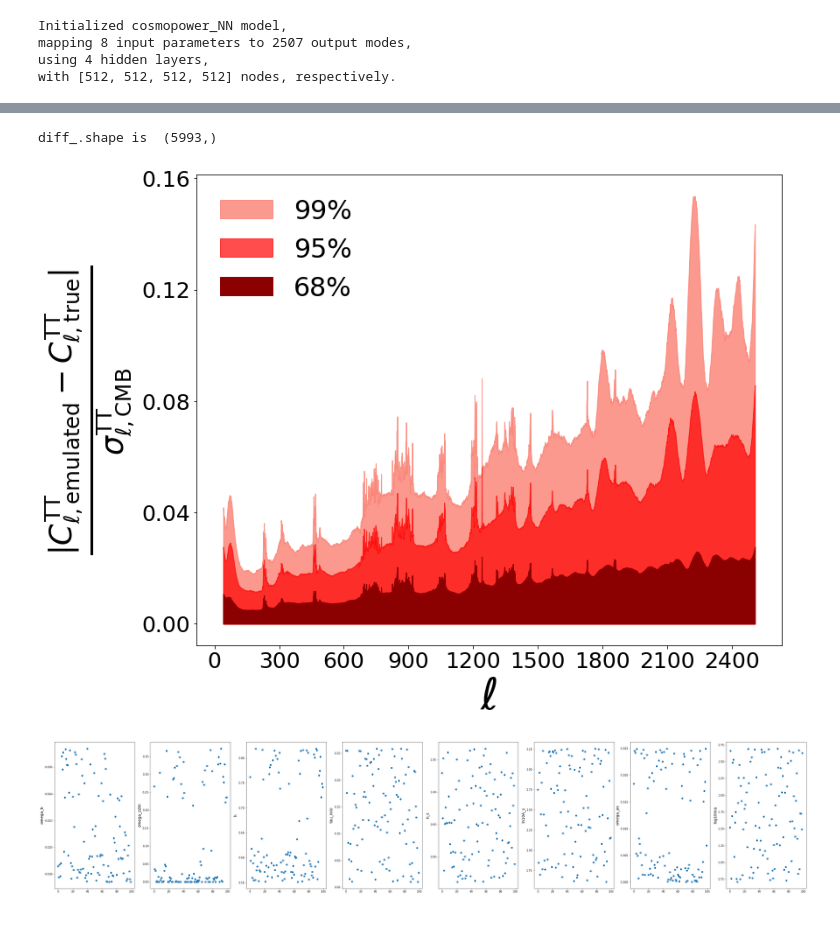
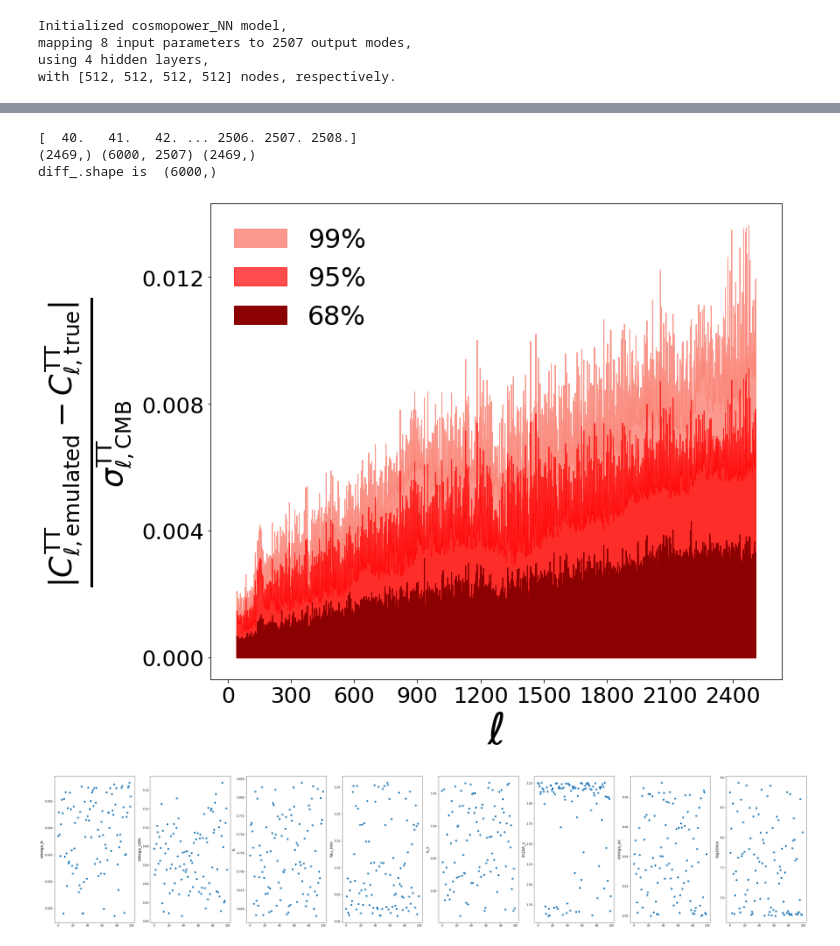
Before and after one commit to keirkwame/axionEmu, a Jupyter notebook: Open_access_of_2e5_emulator_NN_tt.ipynb, the cells around one changed output, grey strips where cells are left out. Drawn from its saved outputs; the diff is of its cells as text; code cells hidden in the pictures.

```diff
--- a/Open_access_of_2e5_emulator_NN_tt.ipynb
+++ b/Open_access_of_2e5_emulator_NN_tt.ipynb
@@ -51,7 +31,7 @@ array([ 0.,  2.,  4.,  6.,  8., 10., 12., 14., 16., 18., 20., 22., 24.,
 import pickle
 collection_list = []
 for i in np.linspace(0,28,15):
-    f = open('/content/drive/MyDrive/11e4_emulator_models/test_data_collect_9params_2e5_mp_test_'+str(int(i))+'.pkl', 'rb')
+    f = open('/home/anran/axionCAMB/test_data_collect_9params_5e5_mp_test_'+str(int(i))+'.pkl', 'rb')
     collection = pickle.load(f)
     f.close()
     print(len(collection['C_tt']))
@@ -78,7 +58,7 @@ random.shuffle(collection_list)
 # %%
 import pickle
 for i in np.linspace(0,28,15):
-    f = open('/content/drive/MyDrive/11e4_emulator_models/test_data_collect_9params_2e5_mp_test_'+str(int(i)+30)+'.pkl', 'rb')
+    f = open('/home/anran/axionCAMB/test_data_collect_9params_5e5_mp_test_'+str(int(i)+30)+'.pkl', 'rb')
     collection = pickle.load(f)
     f.close()
     print(len(collection['C_tt']))
@@ -255,15 +208,20 @@ Resolving deltas: 100% (71/71), done.
 # %%
-
 # load noise models from the SO noise repo
 noise_levels_load = np.loadtxt('./so_noise_models/LAT_comp_sep_noise/v3.1.0/SO_LAT_Nell_T_atmv1_goal_fsky0p4_ILC_CMB.txt')
 conv_factor = (2.7255e6)**2
 
 ells = noise_levels_load[:, 0]
-SO_TT_noise = noise_levels_load[:, 1][:6001-40] / conv_factor
-new_ells = ells[:6001-40]
+SO_TT_noise = noise_levels_load[:, 1][:2509-40] / conv_factor ##6001-40
+new_ells = ells[:2509-40] ##6001-40
 
 f_sky = 0.4
 prefac = np.sqrt(2/(f_sky*(2*new_ells+1)))
+
+##Cut off some spectra
+print(new_ells)
+print(prefac.shape, testing_spectra.shape, SO_TT_noise.shape)
+#testing_spectra = testing_spectra[:6001-40]
+
 denominator = prefac*(testing_spectra[:, 38:]+SO_TT_noise)  # use all of them
 diff = np.abs((predicted_testing_spectra[:, 38:] - testing_spectra[:, 38:])/(denominator))
 
@@ -285,33 +243,35 @@ plt.fill_between(new_ells, 0, percentiles[0,:], color = 'darkred', label = '68%'
 plt.legend(frameon=False, fontsize=30, loc='upper left')
 plt.ylabel(r'$\frac{| C_{\ell, \rm{emulated}}^{\rm{TT}} - C_{\ell, \rm{true}}^{\rm{TT}}|} {\sigma_{\ell, \rm{CMB}}^{\rm{TT}}}$', fontsize=50)
 plt.xlabel(r'$\ell$',  fontsize=50)
 
 ax = plt.gca()
 ax.xaxis.set_major_locator(plt.MaxNLocator(10))
 ax.yaxis.set_major_locator(plt.MaxNLocator(5))
 
 plt.setp(ax.get_xticklabels(), fontsize=25)
 plt.setp(ax.get_yticklabels(), fontsize=25)
 plt.tight_layout()
 plt.savefig('./accuracy_emu_TT_wide_2e5_test_t0.pdf')
 
 diff_=np.sum(diff,axis = 1)
 print('diff_.shape is ', diff_.shape)
 sort_index = np.argsort(diff_)
 bad_params = dict()
 for key in test_parameters:
     bad_params[key] = []
 for i in sort_index[len(sort_index)-100:]:
     for key in test_parameters:
         bad_params[key].append(test_parameters[key][i])
 fig, ax = plt.subplots(nrows=1, ncols=8, figsize=(50,10))
 for i in range(8):
     pa =list(test_parameters.keys())[i]
     h = bad_params[pa]
     ax[i].plot(h, 'o')
     ax[i].set_ylabel(pa, fontsize='x-large')
 plt.savefig('bad_params_2e5_0.pdf')
 # %% [output]
-diff_.shape is  (5993,)
+[  40.   41.   42. ... 2506. 2507. 2508.]
+(2469,) (6000, 2507) (2469,)
+diff_.shape is  (6000,)
-[figure, old version]
+[figure, new version]
-[figure, old version]
+[figure, new version]
```
Also changed, not shown: parts of 7 cells of this notebook.
